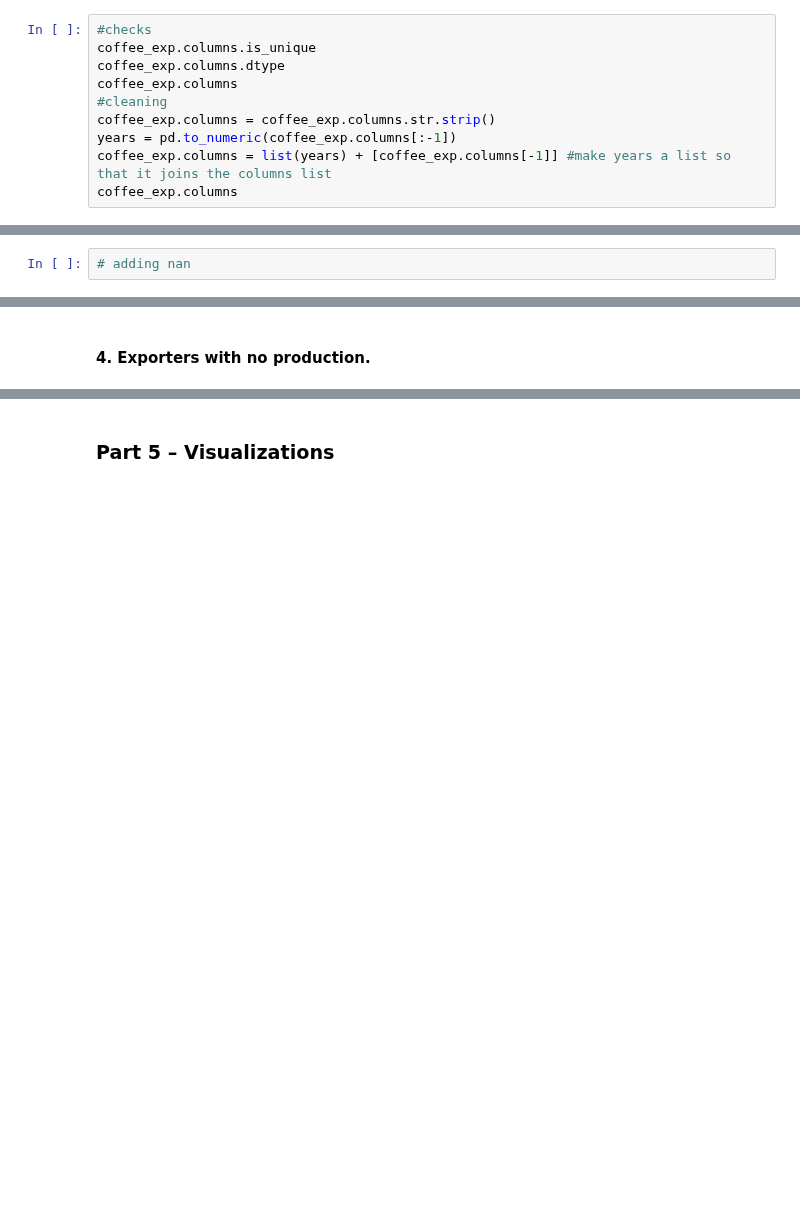
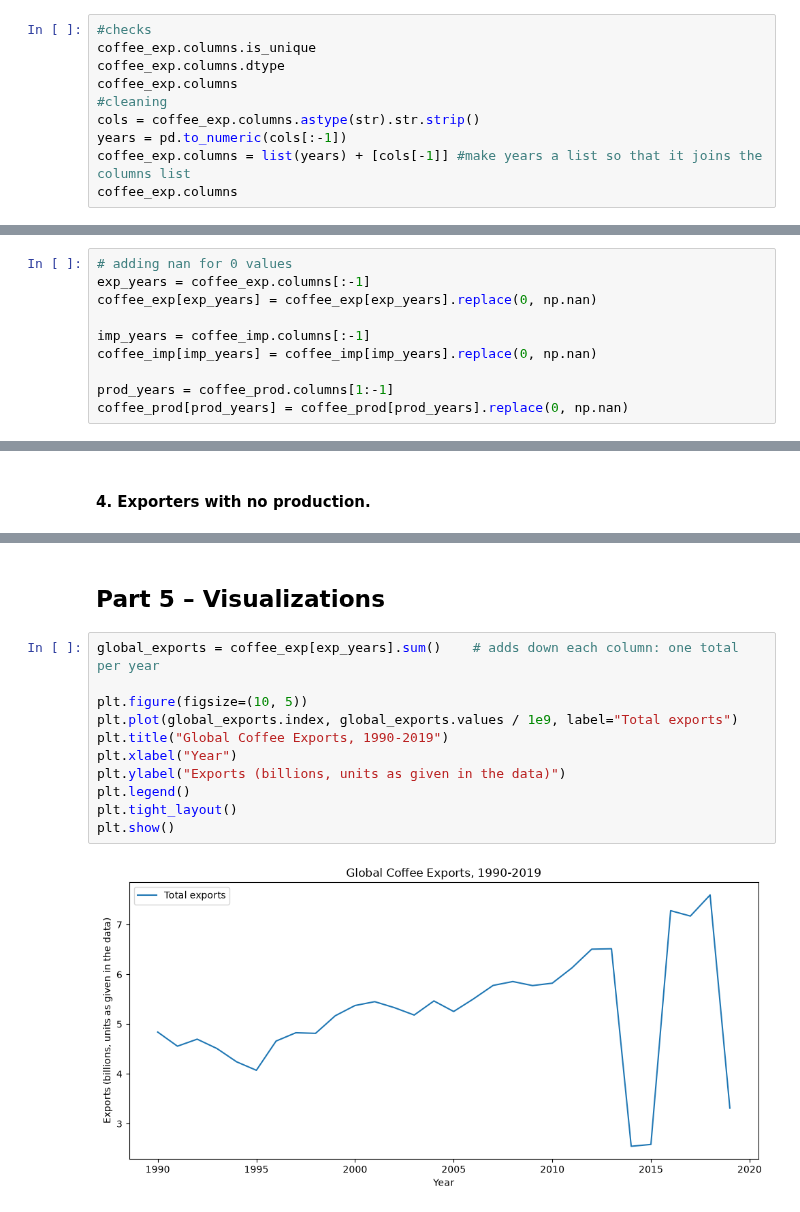
Before and after one commit to elbi3/data-science-class, a Jupyter notebook: week04/coffee-cleaning/coffee_cleaning_analysis.ipynb, the cells around one changed output, grey strips where cells are left out. Saved outputs shown, nothing was run; the diff lists cells and outputs as text; blank space fills up the shorter version.

```diff
--- a/week04/coffee-cleaning/coffee_cleaning_analysis.ipynb
+++ b/week04/coffee-cleaning/coffee_cleaning_analysis.ipynb
@@ -412,9 +495,9 @@ coffee_exp.columns.is_unique
 coffee_exp.columns.dtype
 coffee_exp.columns
 #cleaning
-coffee_exp.columns = coffee_exp.columns.str.strip()
-years = pd.to_numeric(coffee_exp.columns[:-1])
-coffee_exp.columns = list(years) + [coffee_exp.columns[-1]] #make years a list so that it joins the columns list
+cols = coffee_exp.columns.astype(str).str.strip()
+years = pd.to_numeric(cols[:-1])
+coffee_exp.columns = list(years) + [cols[-1]] #make years a list so that it joins the columns list
 coffee_exp.columns
 # %% [output]
 Index([          1990,           1991,           1992,           1993,
@@ -529,2 +645,10 @@ coffee_prod
 # %%
-# adding nan
+# adding nan for 0 values
+exp_years = coffee_exp.columns[:-1]
+coffee_exp[exp_years] = coffee_exp[exp_years].replace(0, np.nan)
+
+imp_years = coffee_imp.columns[:-1]
+coffee_imp[imp_years] = coffee_imp[imp_years].replace(0, np.nan)
+
+prod_years = coffee_prod.columns[1:-1]
+coffee_prod[prod_years] = coffee_prod[prod_years].replace(0, np.nan)
@@ -545,2 +778,15 @@ KeyError: -1
 # %% [markdown]
-### Part 5 – Visualizations
+## Part 5 – Visualizations
+# %%
+global_exports = coffee_exp[exp_years].sum()    # adds down each column: one total per year
+
+plt.figure(figsize=(10, 5))
+plt.plot(global_exports.index, global_exports.values / 1e9, label="Total exports")
+plt.title("Global Coffee Exports, 1990-2019")
+plt.xlabel("Year")
+plt.ylabel("Exports (billions, units as given in the data)")
+plt.legend()
+plt.tight_layout()
+plt.show()
+# %% [output]
+[figure, added]
```
Also changed, not shown: parts of 29 cells of this notebook, 1 other file.
